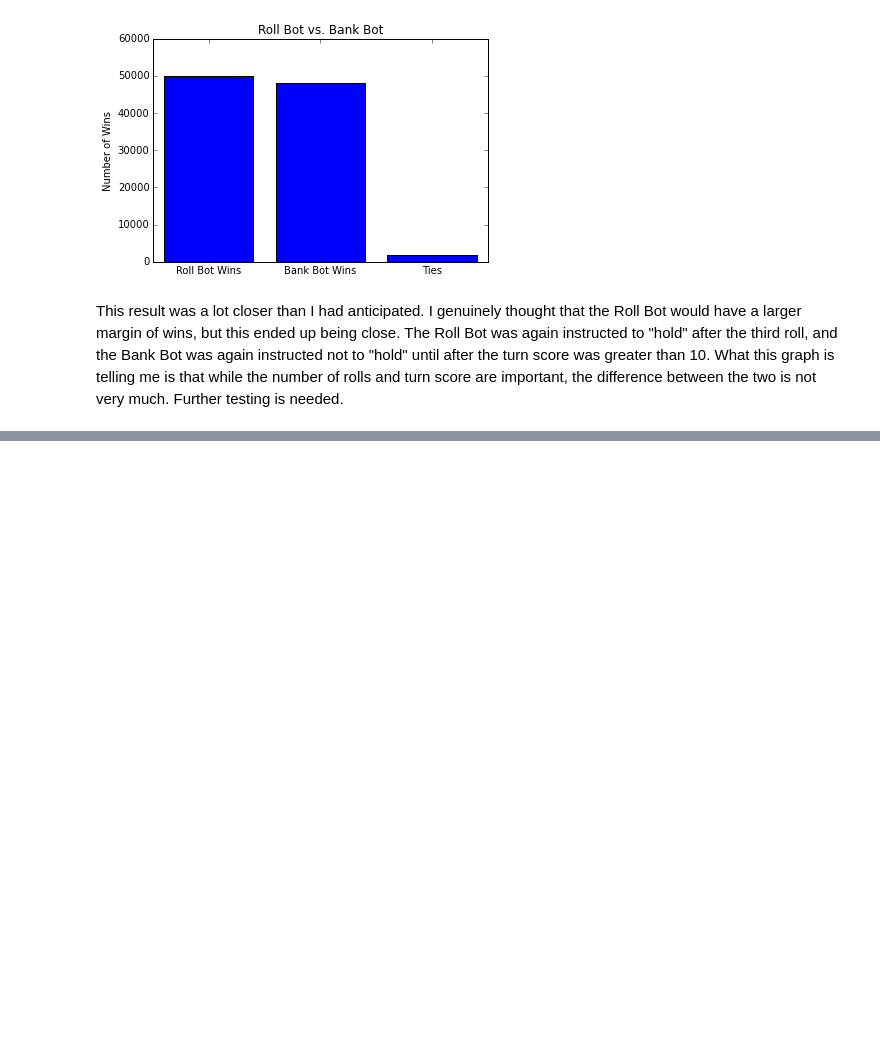
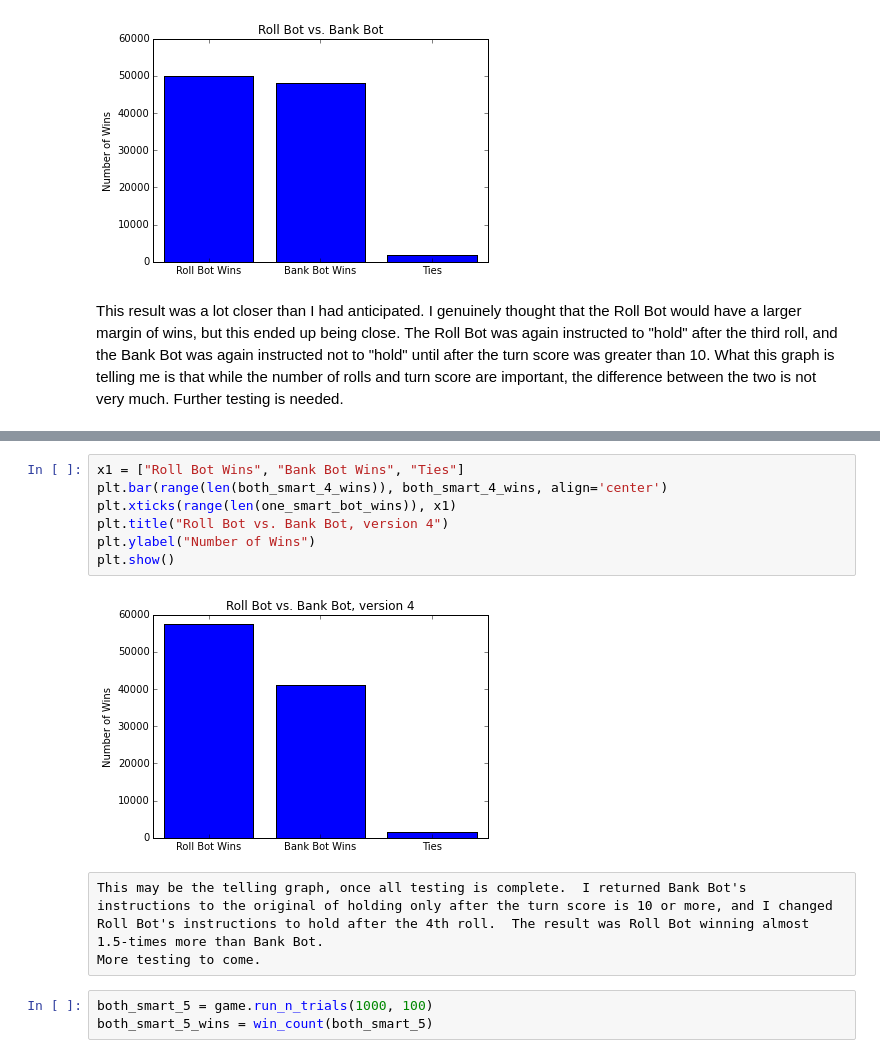
Before and after one commit to tiy-gvl-python-2015-09/ultimate-pig, a Jupyter notebook: This is the one to look at.ipynb, the cells around one changed output, grey strips where cells are left out. Drawn from its saved outputs; the diff is of its cells as text; blank space fills up the shorter version.

```diff
--- a/This is the one to look at.ipynb
+++ b/This is the one to look at.ipynb
@@ -203,0 +235,15 @@ This result was a lot closer than I had anticipated.  I genuinely thought that t
+# %%
+x1 = ["Roll Bot Wins", "Bank Bot Wins", "Ties"]
+plt.bar(range(len(both_smart_4_wins)), both_smart_4_wins, align='center')
+plt.xticks(range(len(one_smart_bot_wins)), x1)
+plt.title("Roll Bot vs. Bank Bot, version 4")
+plt.ylabel("Number of Wins")
+plt.show()
+# %% [output]
+[figure, added]
+# %% [raw]
+This may be the telling graph, once all testing is complete.  I returned Bank Bot's instructions to the original of holding only after the turn score is 10 or more, and I changed Roll Bot's instructions to hold after the 4th roll.  The result was Roll Bot winning almost 1.5-times more than Bank Bot.
+More testing to come.
+# %%
+both_smart_5 = game.run_n_trials(1000, 100)
+both_smart_5_wins = win_count(both_smart_5)
```
Also changed, not shown: parts of 16 cells of this notebook.
